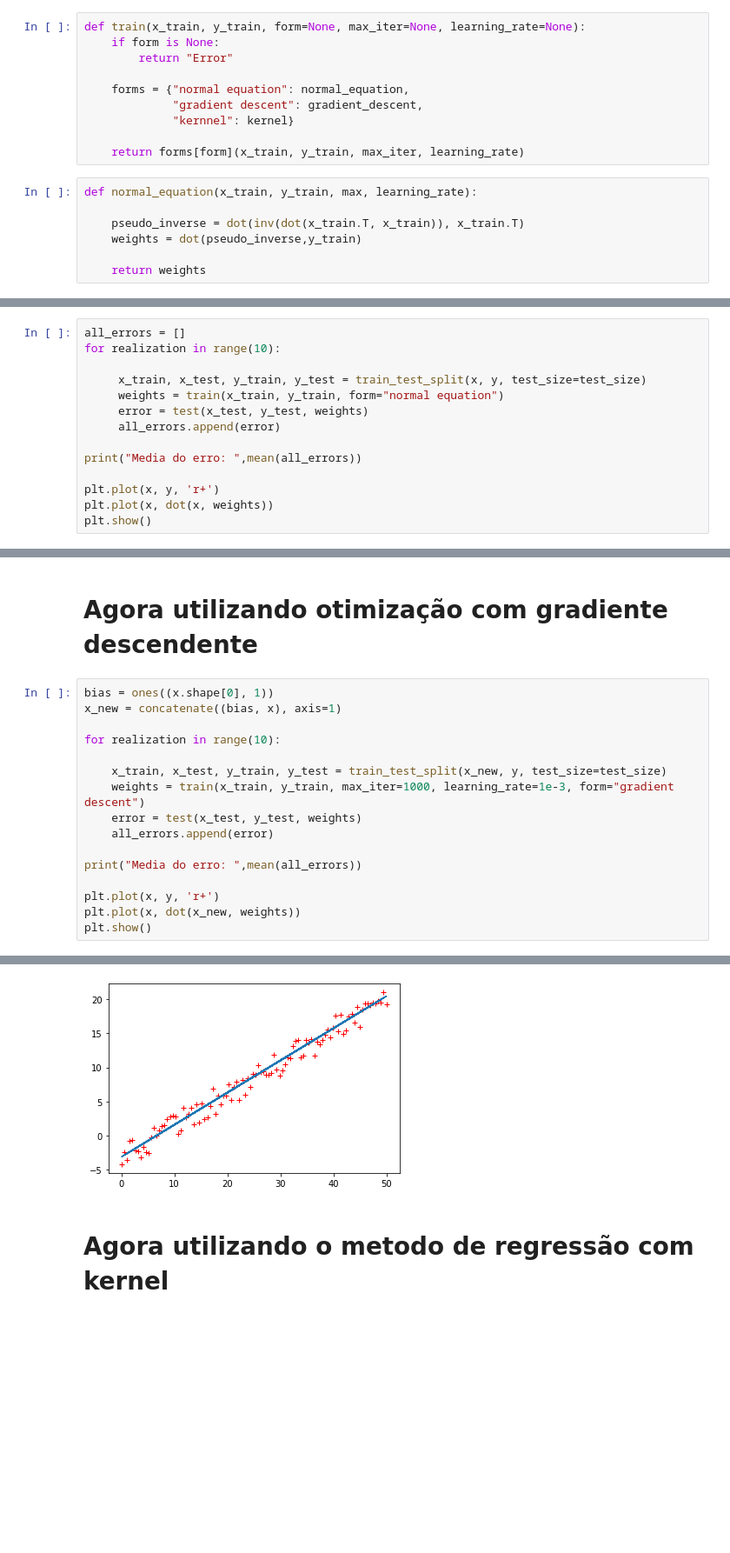
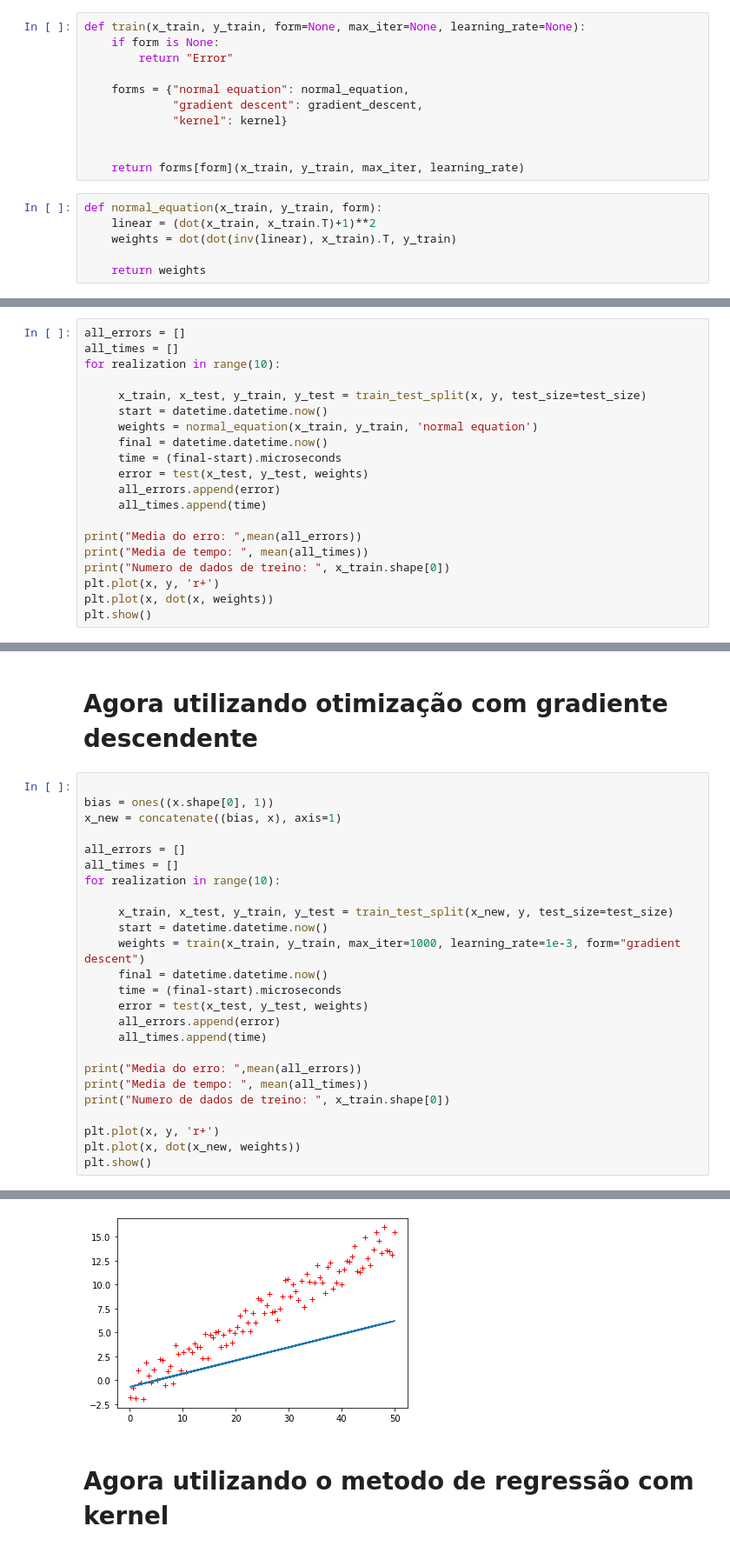
Before and after one commit to davi1400/Reconhecimento-de-Padroes, a Jupyter notebook: src/Notebooks/Regressão.ipynb, the cells around one changed output, grey strips where cells are left out. Shown at 87% size. Drawn from its saved outputs; the diff is of its cells as text; blank space fills up the shorter version.

```diff
--- a/src/Notebooks/Regressão.ipynb
+++ b/src/Notebooks/Regressão.ipynb
@@ -33,14 +40,14 @@ def train(x_train, y_train, form=None, max_iter=None, learning_rate=None):
 
     forms = {"normal equation": normal_equation,
              "gradient descent": gradient_descent,
-             "kernnel": kernel}
+             "kernel": kernel}
+
 
     return forms[form](x_train, y_train, max_iter, learning_rate)
 # %%
-def normal_equation(x_train, y_train, max, learning_rate):
-
-    pseudo_inverse = dot(inv(dot(x_train.T, x_train)), x_train.T)
-    weights = dot(pseudo_inverse,y_train)
+def normal_equation(x_train, y_train, form):
+    linear = (dot(x_train, x_train.T)+1)**2
+    weights = dot(dot(inv(linear), x_train).T, y_train)
 
     return weights
 # %%
@@ -74,15 +103,21 @@ x = array(data[:, 0], ndmin=2).T
 y = array(data[:, 1], ndmin=2).T
 # %%
 all_errors = []
+all_times = []
 for realization in range(10):
 
      x_train, x_test, y_train, y_test = train_test_split(x, y, test_size=test_size)
-     weights = train(x_train, y_train, form="normal equation")
+     start = datetime.datetime.now()
+     weights = normal_equation(x_train, y_train, 'normal equation')
+     final = datetime.datetime.now()
+     time = (final-start).microseconds
      error = test(x_test, y_test, weights)
      all_errors.append(error)
+     all_times.append(time)
 
 print("Media do erro: ",mean(all_errors))
-
+print("Media de tempo: ", mean(all_times))
+print("Numero de dados de treino: ", x_train.shape[0])
 plt.plot(x, y, 'r+')
 plt.plot(x, dot(x, weights))
 plt.show()
@@ -92,17 +129,26 @@ Media do erro:  3.8111843869993045
 # %% [markdown]
 # Agora utilizando otimização com gradiente descendente
 # %%
+
 bias = ones((x.shape[0], 1))
 x_new = concatenate((bias, x), axis=1)
 
+all_errors = []
+all_times = []
 for realization in range(10):
 
-    x_train, x_test, y_train, y_test = train_test_split(x_new, y, test_size=test_size)
-    weights = train(x_train, y_train, max_iter=1000, learning_rate=1e-3, form="gradient descent")
-    error = test(x_test, y_test, weights)
-    all_errors.append(error)
+     x_train, x_test, y_train, y_test = train_test_split(x_new, y, test_size=test_size)
+     start = datetime.datetime.now()
+     weights = train(x_train, y_train, max_iter=1000, learning_rate=1e-3, form="gradient descent")
+     final = datetime.datetime.now()
+     time = (final-start).microseconds
+     error = test(x_test, y_test, weights)
+     all_errors.append(error)
+     all_times.append(time)
 
 print("Media do erro: ",mean(all_errors))
+print("Media de tempo: ", mean(all_times))
+print("Numero de dados de treino: ", x_train.shape[0])
 
 plt.plot(x, y, 'r+')
 plt.plot(x, dot(x_new, weights))
@@ -122,3 +160,3 @@ Media do erro:  2.6078850070638606
-[figure, old version]
+[figure, new version]
 # %% [markdown]
 # Agora utilizando o metodo de regressão com kernel
```
Also changed, not shown: parts of 9 cells of this notebook, 3 other files.
